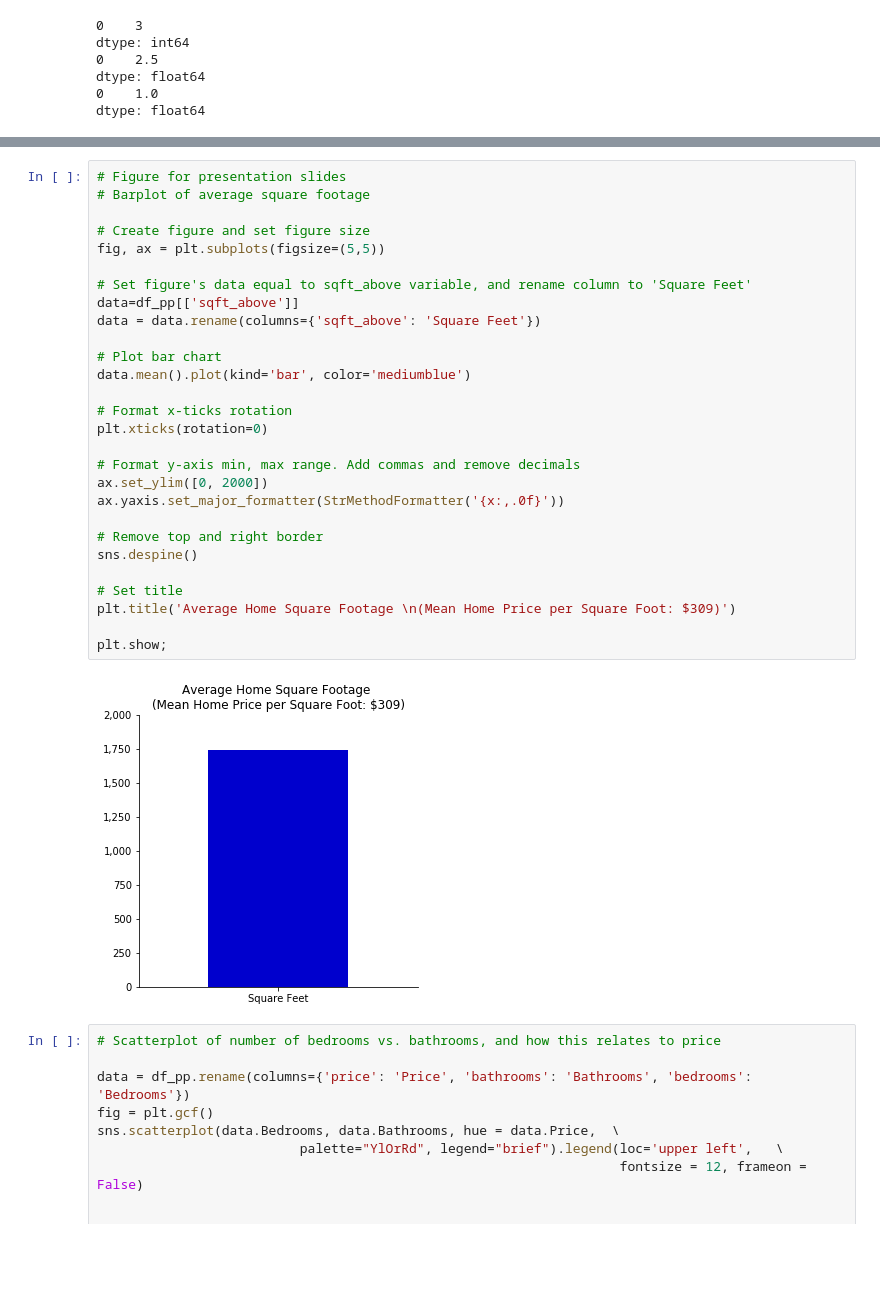
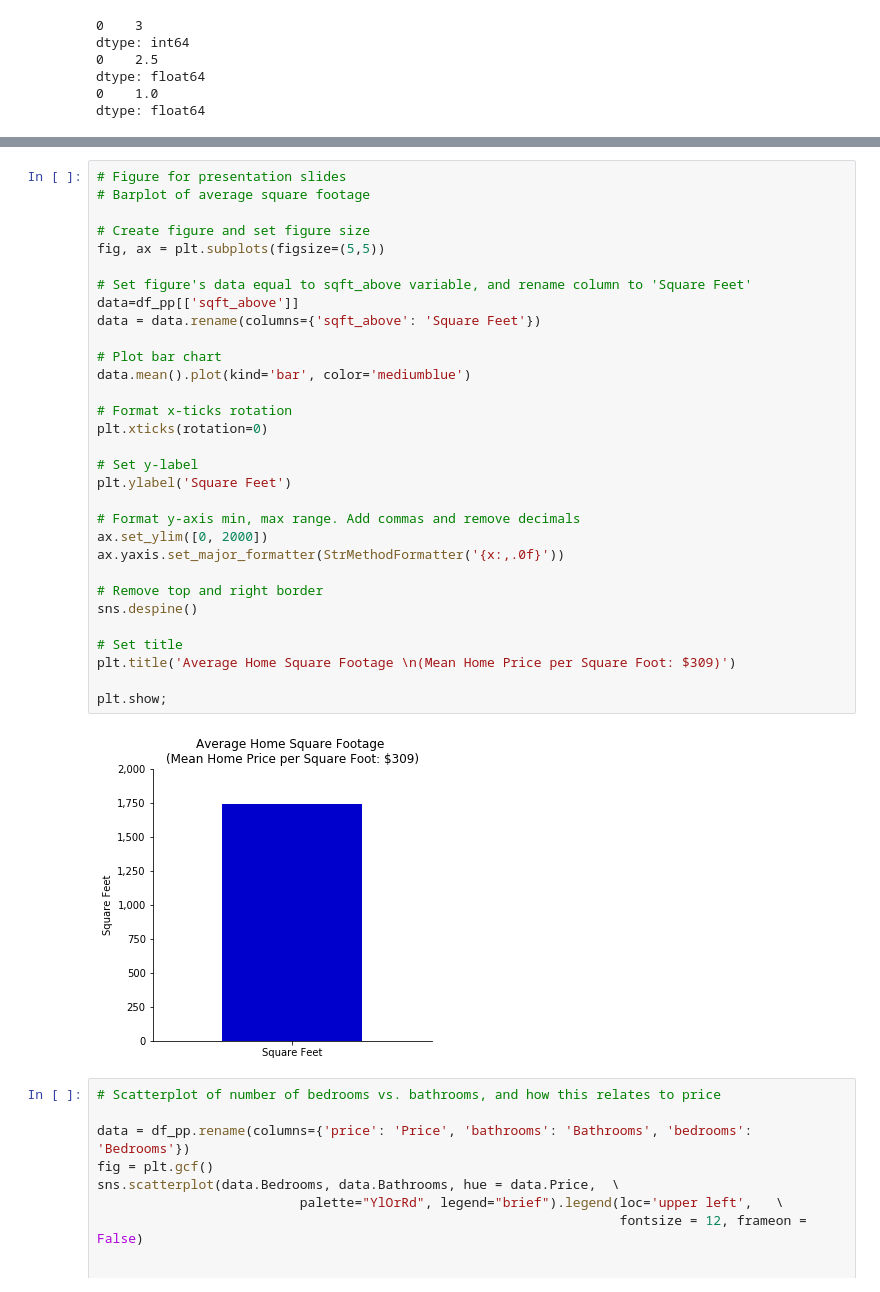
Before and after one commit to magalisolimano/dsc_phase2_project, a Jupyter notebook: phase2project_magalisolimano.ipynb, the cells around one changed output, grey strips where cells are left out. Drawn from its saved outputs; the diff is of its cells as text; blank space fills up the shorter version.

```diff
--- a/phase2project_magalisolimano.ipynb
+++ b/phase2project_magalisolimano.ipynb
@@ -799,33 +804,36 @@ plt.show;
 # %%
 # Figure for presentation slides
 # Barplot of average square footage
 
 # Create figure and set figure size
 fig, ax = plt.subplots(figsize=(5,5))
 
 # Set figure's data equal to sqft_above variable, and rename column to 'Square Feet'
 data=df_pp[['sqft_above']]
 data = data.rename(columns={'sqft_above': 'Square Feet'})
 
 # Plot bar chart
 data.mean().plot(kind='bar', color='mediumblue')
 
 # Format x-ticks rotation
 plt.xticks(rotation=0)
 
+# Set y-label
+plt.ylabel('Square Feet')
+
 # Format y-axis min, max range. Add commas and remove decimals
 ax.set_ylim([0, 2000])
 ax.yaxis.set_major_formatter(StrMethodFormatter('{x:,.0f}'))
 
 # Remove top and right border
 sns.despine()
 
 # Set title
 plt.title('Average Home Square Footage \n(Mean Home Price per Square Foot: $309)')
 
 plt.show;
 # %% [output]
-[figure, old version]
+[figure, new version]
 # %%
 # Scatterplot of number of bedrooms vs. bathrooms, and how this relates to price
 
```
Also changed, not shown: parts of 17 cells of this notebook.
